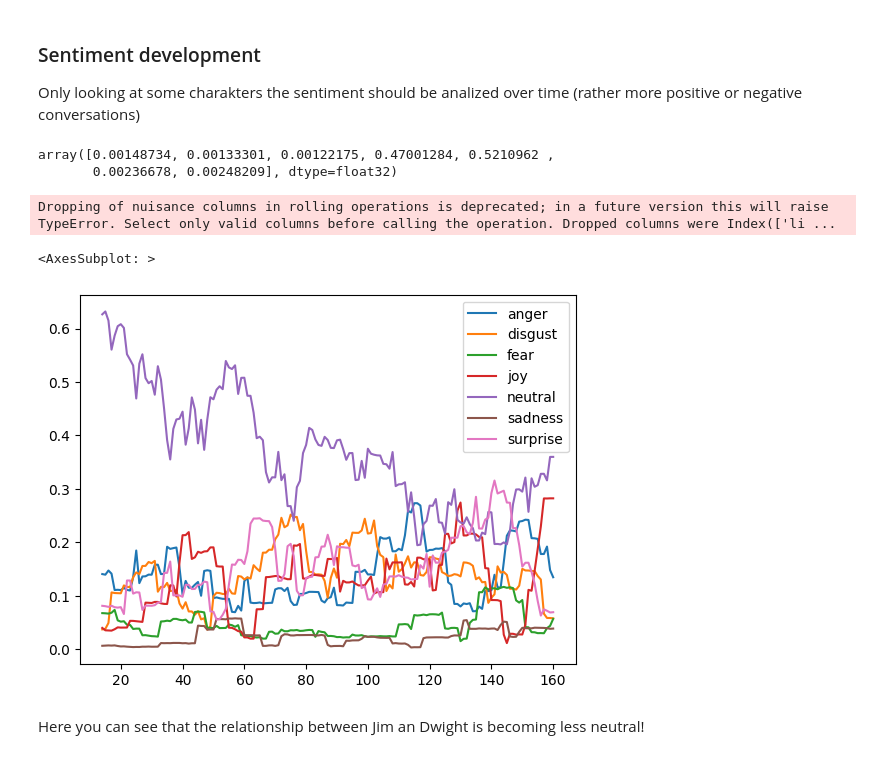
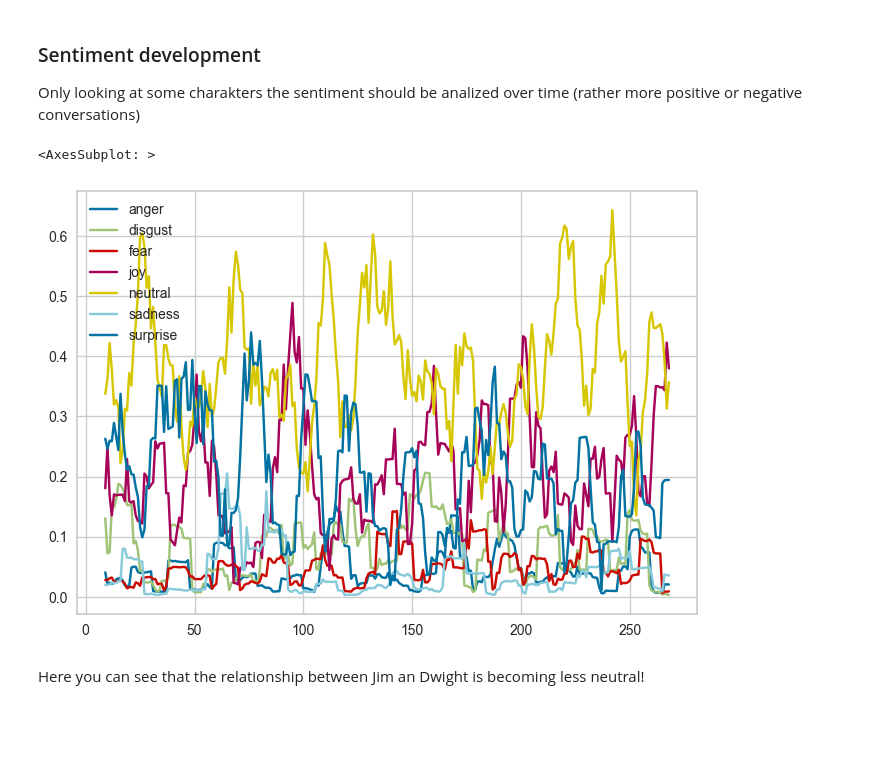
Before and after one commit to timo282/NLP-The-Office, a Jupyter notebook: notebooks/analysis_nlp.ipynb, the cells around one changed output. Drawn from its saved outputs; the diff is of its cells as text; code cells hidden in the pictures; blank space fills up the shorter version.

Commit message:
Work on sentiment and emotion analysis

```diff
--- a/notebooks/analysis_nlp.ipynb
+++ b/notebooks/analysis_nlp.ipynb
@@ -486,19 +496,6 @@ tokenizer = AutoTokenizer.from_pretrained("michellejieli/emotion_text_classifier
 
 model = AutoModelForSequenceClassification.from_pretrained("michellejieli/emotion_text_classifier")
 model.save_pretrained("michellejieli/emotion_text_classifier")
-# %%
-import torch
-
-text = "All right Jim. Your quarterlies look very good. How are things at the library?"
-encoded_input = tokenizer(text, return_tensors='pt')
-output = model(**encoded_input)
-scores = torch.softmax(output.logits, axis=1).detach().numpy()[0]
-
-# score output is a list of 6 scores, corresponding to the 6 emotions in the following order: anger, disgust, fear, joy, neutral, sadness, surprise
-scores
-# %% [output]
-array([0.00148734, 0.00133301, 0.00122175, 0.47001284, 0.5210962 ,
-       0.00236678, 0.00248209], dtype=float32)
 # %%
 # own implementation to concatenate scenes and extract speakers
 
@@ -514,12 +511,15 @@ def concatenate_scenes_and_speakers(df):
 df_concate_scenes_speakers = concatenate_scenes_and_speakers(df_raw)
 # %%
 # filter for scenes with only Jim and Pam
-df_concate_scenes_speakers_duo = df_concate_scenes_speakers[df_concate_scenes_speakers["speaker"].apply(lambda x: len(x) == 2 and "Dwight" in x and "Jim" in x)]
+df_concate_scenes_speakers_duo = df_concate_scenes_speakers[df_concate_scenes_speakers["speaker"].apply(lambda x: len(x) == 2 and "Pam" in x and "Jim" in x)]
+
+emotion_analysis = []
+
+for row in df_concate_scenes_speakers_duo.iterrows()	:
+    row = row[1]
+    text = row["line_text"]
+    encoded_input = tokenizer(text, return_tensors='pt')
+    output = model(**encoded_input)
+    scores = torch.softmax(output.logits, axis=1).detach().numpy()[0]
+
+    emotion_analysis.append({"season": row["season"], "season_episode": row["season_episode"], "line_text": text, "anger": scores[0], "disgust": scores[1], "fear": scores[2], "joy": scores[3], "neutral": scores[4], "sadness": scores[5], "surprise": scores[6]})
-# %%
-emotion_analysis = []
-
-for row in df_concate_scenes_speakers_duo["line_text"]:
-    encoded_input = tokenizer(row, return_tensors='pt')
-    output = model(**encoded_input)
-    scores = torch.softmax(output.logits, axis=1).detach().numpy()[0]
-    emotion_analysis.append({"line_text": row, "anger": scores[0], "disgust": scores[1], "fear": scores[2], "joy": scores[3], "neutral": scores[4], "sadness": scores[5], "surprise": scores[6]})
@@ -526,9 +537,8 @@ for row in df_concate_scenes_speakers_duo["line_text"]:
 # %%
-pd.DataFrame(emotion_analysis).rolling(15).mean().plot.line()
+pd.DataFrame(emotion_analysis)[["anger", "disgust", "fear", "joy", "neutral", "sadness", "surprise"]].rolling(10).mean().plot()
 # %% [output]
-Dropping of nuisance columns in rolling operations is deprecated; in a future version this will raise TypeError. Select only valid columns before calling the operation. Dropped columns were Index(['li ...
+<AxesSubplot: >
-<AxesSubplot: >
-[figure, old version]
+[figure, new version]
 # %% [markdown]
 Here you can see that the relationship between Jim an Dwight is becoming less neutral!
 # %% [markdown]
```
Also changed, not shown: parts of 5 cells of this notebook.
